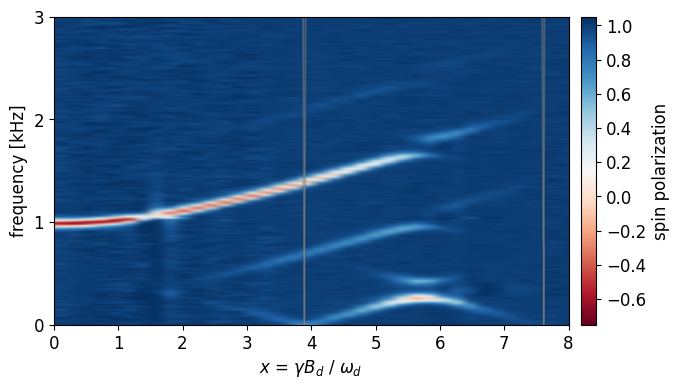
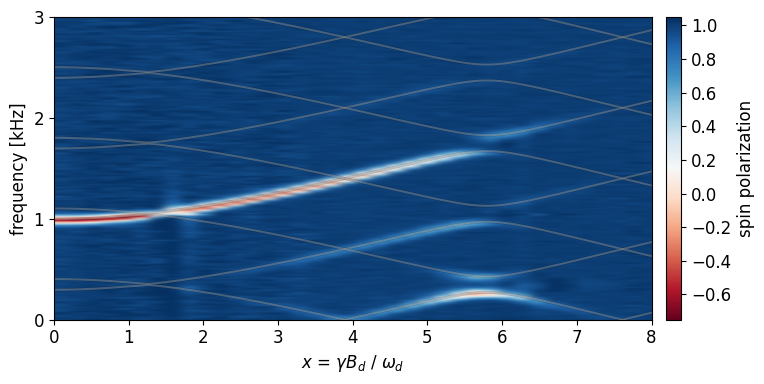
Unified diff of the notebook cell whose output changed from the first chart to the second:
--- before
+++ after
@@ -7,13 +7,14 @@
 hf.plotTransitionFrequencies(ax, X, y, fd)
 
-yticks = np.array([0,1,2,3], dtype=int)
-
+yticks = np.arange(0, 3000+0.1, 1000, dtype=int)
 ax.set(xlabel=r'$x$ = $\gamma B_d$ / $\omega_d$',
        ylabel='frequency [kHz]',
-       xlim=(0,8), ylim=(0,3),
-       yticks=yticks, yticklabels=yticks
+       xlim=(0,8), ylim=(yticks[0],yticks[-1]),
+       yticks=yticks, yticklabels=yticks//1000
       )
 
-fig.set(dpi=100)
+fig.tight_layout()
+fig.savefig(f'plots/densityPlot.png', dpi=300)
+fig.savefig(f'plots/densityPlot.pdf')
 
 plt.show()

Commit: saving plots